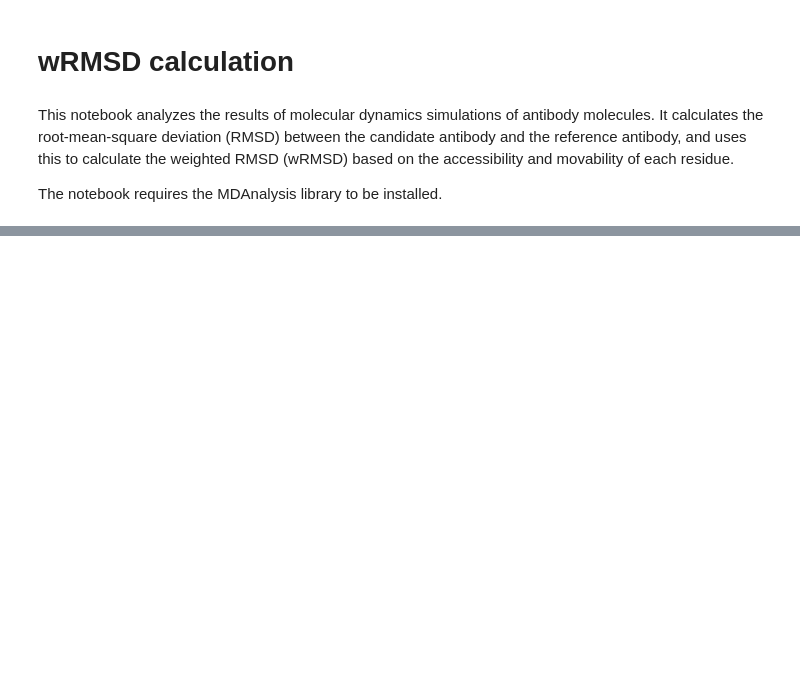
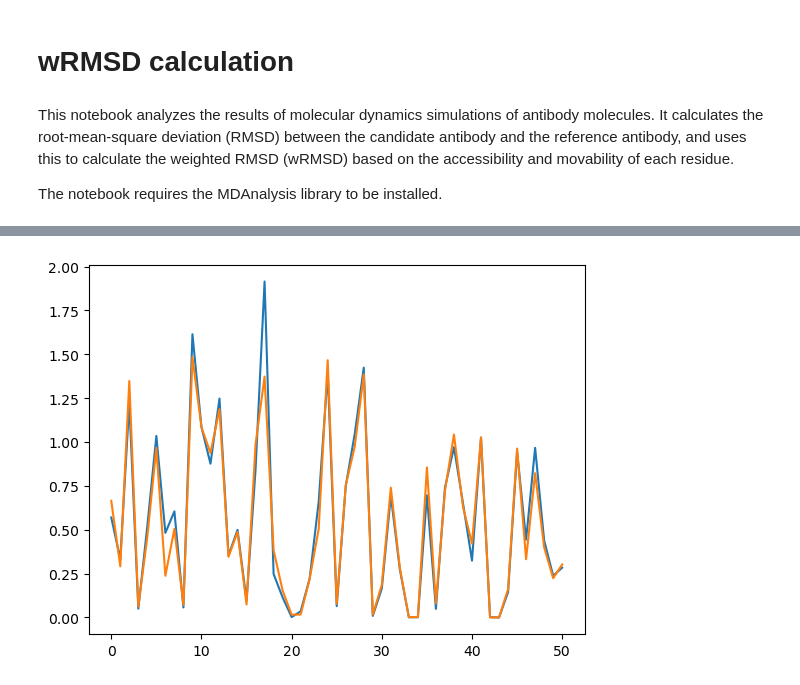
Before and after one commit to Nik9kin/antibody_humanization_by_scaffolding, a Jupyter notebook: wRMSD_calculation.ipynb, the cells around one changed output, grey strips where cells are left out. Saved outputs shown, nothing was run; the diff lists cells and outputs as text; code cells hidden in the pictures; blank space fills up the shorter version.

```diff
--- a/wRMSD_calculation.ipynb
+++ b/wRMSD_calculation.ipynb
@@ -266,0 +17,18 @@ plt.plot(rmsdev_ca / rmsf_ca)
+# %%
+# Define paths to the reference and candidates antibody simulation data
+PATH_REFERENCE = 'md_simulations/remicade_humanization/remicade/'
+PATH_CANDIDATE_Aa = 'md_simulations/remicade_humanization/candidate_Aa/'
+PATH_CANDIDATE_Cb = 'md_simulations/remicade_humanization/candidate_Cb/'
+PATH_REMICADE_2 = 'md_simulations/remicade_humanization/remicade_2/'
+
+# Define the CDR residues for the antibodies
+CDRS = {
+    'H1': (26, 33),    # 26-32
+    'H2': (52, 60),    # 52-59
+    'H3': (101, 110),  # 101-109
+    'L1': (144, 155),  # 24-34
+    'L2': (170, 177),  # 50-56
+    'L3': (209, 218),  # 89-97
+}
+
+N = sum([val[1] - val[0] for val in CDRS.values()])
@@ -266,0 +126,9 @@ plt.plot(rmsdev_ca / rmsf_ca)
+# %%
+sasa_reference = read_xvg_file(os.path.join(PATH_REFERENCE, 'analysis/sasa_10ns.xvg'))[:, 2:]
+sasa_reference_2 = read_xvg_file(os.path.join(PATH_REMICADE_2, 'analysis/sasa_10ns.xvg'))[:, 2:]
+# %%
+plt.plot(sasa_reference.mean(axis=0))
+plt.plot(sasa_reference_2.mean(axis=0))
+plt.show()
+# %% [output]
+[figure, added]
```
Also changed, not shown: parts of 49 cells of this notebook, 3 other files.
